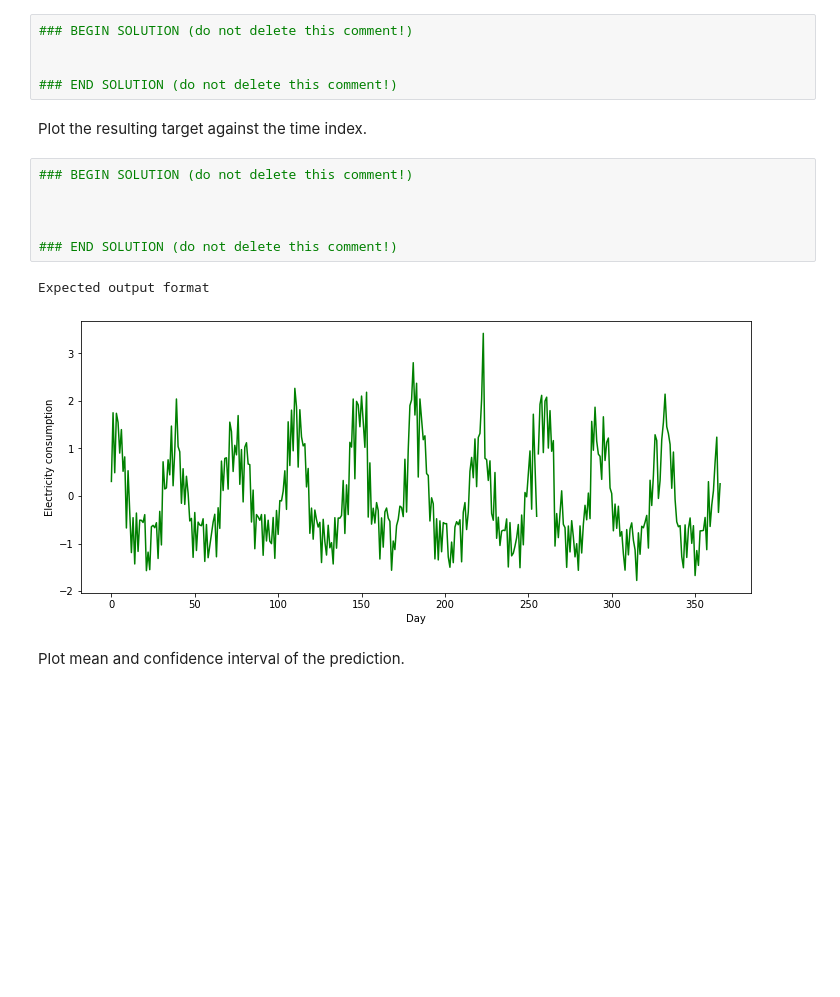
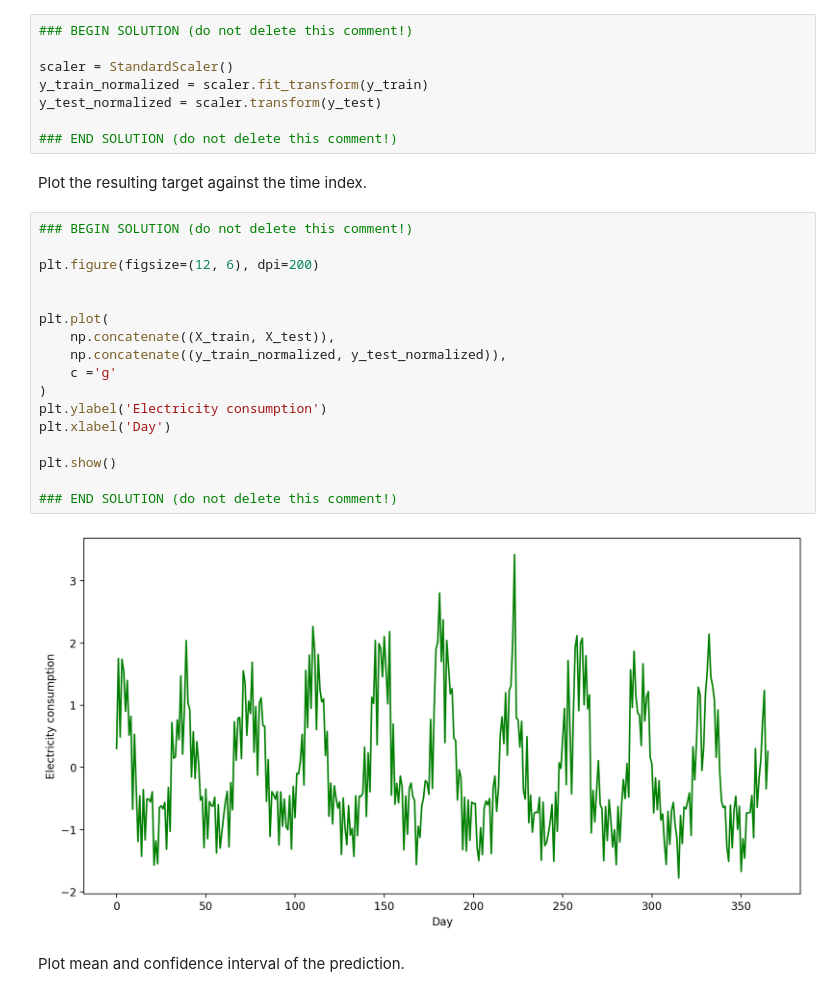
Before and after one commit to sacr1f1ce/ML, a Jupyter notebook: HW_2/Part2/ML2023HW02_part2.ipynb, the cells around one changed output. Drawn from its saved outputs; the diff is of its cells as text; blank space fills up the shorter version.

```diff
--- a/HW_2/Part2/ML2023HW02_part2.ipynb
+++ b/HW_2/Part2/ML2023HW02_part2.ipynb
@@ -68,6 +90,9 @@ Normalize the target value by fitting a transformation on the train (use sklearn
 # %%
 ### BEGIN SOLUTION (do not delete this comment!)
 
+scaler = StandardScaler()
+y_train_normalized = scaler.fit_transform(y_train)
+y_test_normalized = scaler.transform(y_test)
 
 ### END SOLUTION (do not delete this comment!)
 # %% [markdown]
@@ -75,12 +100,22 @@ Plot the resulting target against the time index.
 # %%
 ### BEGIN SOLUTION (do not delete this comment!)
 
+plt.figure(figsize=(12, 6), dpi=200)
 
 
+plt.plot(
+    np.concatenate((X_train, X_test)),
+    np.concatenate((y_train_normalized, y_test_normalized)),
+    c ='g'
+)
+plt.ylabel('Electricity consumption')
+plt.xlabel('Day')
+
+plt.show()
+
 ### END SOLUTION (do not delete this comment!)
 # %% [output]
-Expected output format
-[figure, old version]
+[figure, new version]
 # %% [markdown]
 Plot mean and confidence interval of the prediction.
 # %%
```
Also changed, not shown: parts of 36 cells of this notebook, 1 other file.
